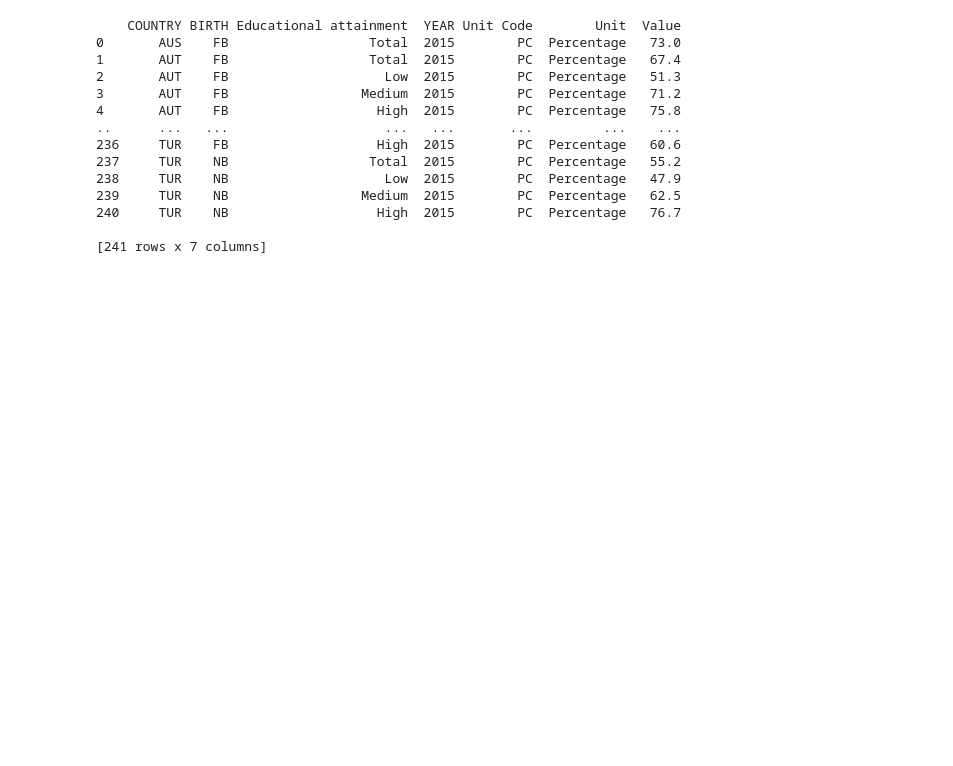
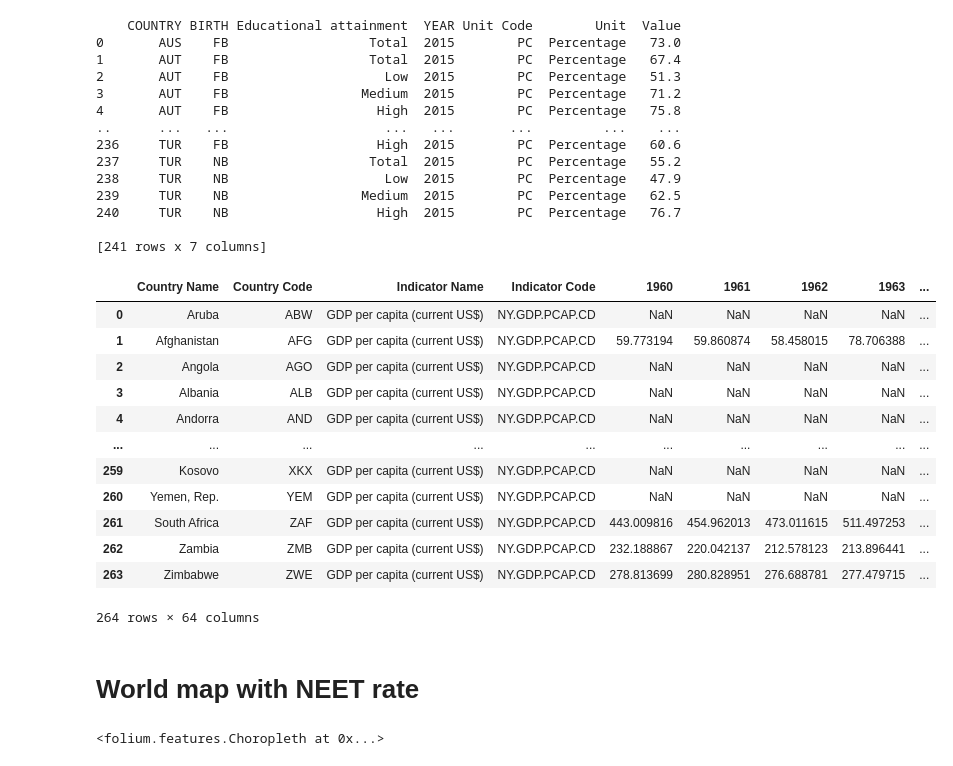
Before and after one commit to Victor-Manach/MODS206, a Jupyter notebook: Data_preparation.ipynb, the cells around one changed output. Drawn from its saved outputs; the diff is of its cells as text; code cells hidden in the pictures; blank space fills up the shorter version.

```diff
--- a/Data_preparation.ipynb
+++ b/Data_preparation.ipynb
@@ -47,3 +51,21 @@ print(employement_rate_croped)
 # %%
 avg_class_size_croped = avg_class_size.drop(['Country', 'ISC11_LEVEL_CAT', 'Year', 'Unit Code', 'PowerCode Code', 'PowerCode', 'Reference Period Code', 'Reference Period', 'Flag Codes', 'Flags'], axis=1)
 avg_class_size_croped.drop(avg_class_size_croped[avg_class_size_croped.INDICATOR == 'PERS_AVGCLASS_BASE_2005'].index, axis=0, inplace=True)
+# %%
+gdp_per_person
+# %% [output]
+|  | Country Name | Country Code | Indicator Name | Indicator Code | 1960 | 1961 | 1962 | 1963 | ... |
+| 0 | Aruba | ABW | GDP per capita (current US$) | NY.GDP.PCAP.CD | NaN | NaN | NaN | NaN | ... |
+| 1 | Afghanistan | AFG | GDP per capita (current US$) | NY.GDP.PCAP.CD | 59.773194 | 59.860874 | 58.458015 | 78.706388 | ... |
+| 2 | Angola | AGO | GDP per capita (current US$) | NY.GDP.PCAP.CD | NaN | NaN | NaN | NaN | ... |
+| 3 | Albania | ALB | GDP per capita (current US$) | NY.GDP.PCAP.CD | NaN | NaN | NaN | NaN | ... |
+| 4 | Andorra | AND | GDP per capita (current US$) | NY.GDP.PCAP.CD | NaN | NaN | NaN | NaN | ... |
+| ... | ... | ... | ... | ... | ... | ... | ... | ... | ... |
+| 259 | Kosovo | XKX | GDP per capita (current US$) | NY.GDP.PCAP.CD | NaN | NaN | NaN | NaN | ... |
+| 260 | Yemen, Rep. | YEM | GDP per capita (current US$) | NY.GDP.PCAP.CD | NaN | NaN | NaN | NaN | ... |
+| 261 | South Africa | ZAF | GDP per capita (current US$) | NY.GDP.PCAP.CD | 443.009816 | 454.962013 | 473.011615 | 511.497253 | ... |
+| 262 | Zambia | ZMB | GDP per capita (current US$) | NY.GDP.PCAP.CD | 232.188867 | 220.042137 | 212.578123 | 213.896441 | ... |
+| 263 | Zimbabwe | ZWE | GDP per capita (current US$) | NY.GDP.PCAP.CD | 278.813699 | 280.828951 | 276.688781 | 277.479715 | ... |
+264 rows × 64 columns
+# %% [markdown]
+# World map with NEET rate
@@ -49,0 +78,15 @@ avg_class_size_croped.drop(avg_class_size_croped[avg_class_size_croped.INDICATOR
+# %%
+m1 = folium.Map(min_zoom=1, max_zoom=3)
+folium.Choropleth(
+ geo_data=world_map,
+ name='choropleth',
+ data=gdp_2017,
+ columns=['Country Code', '2017'],
+ key_on='feature.properties.adm0_a3',
+ line_opacity=0.4,
+ nan_fill_color="black",
+ highlight=True,
+ legend_name='GDP per person',
+).add_to(m1)
+# %% [output]
+<folium.features.Choropleth at 0x...>
```
Also changed, not shown: parts of 7 cells of this notebook, 1 other file.
